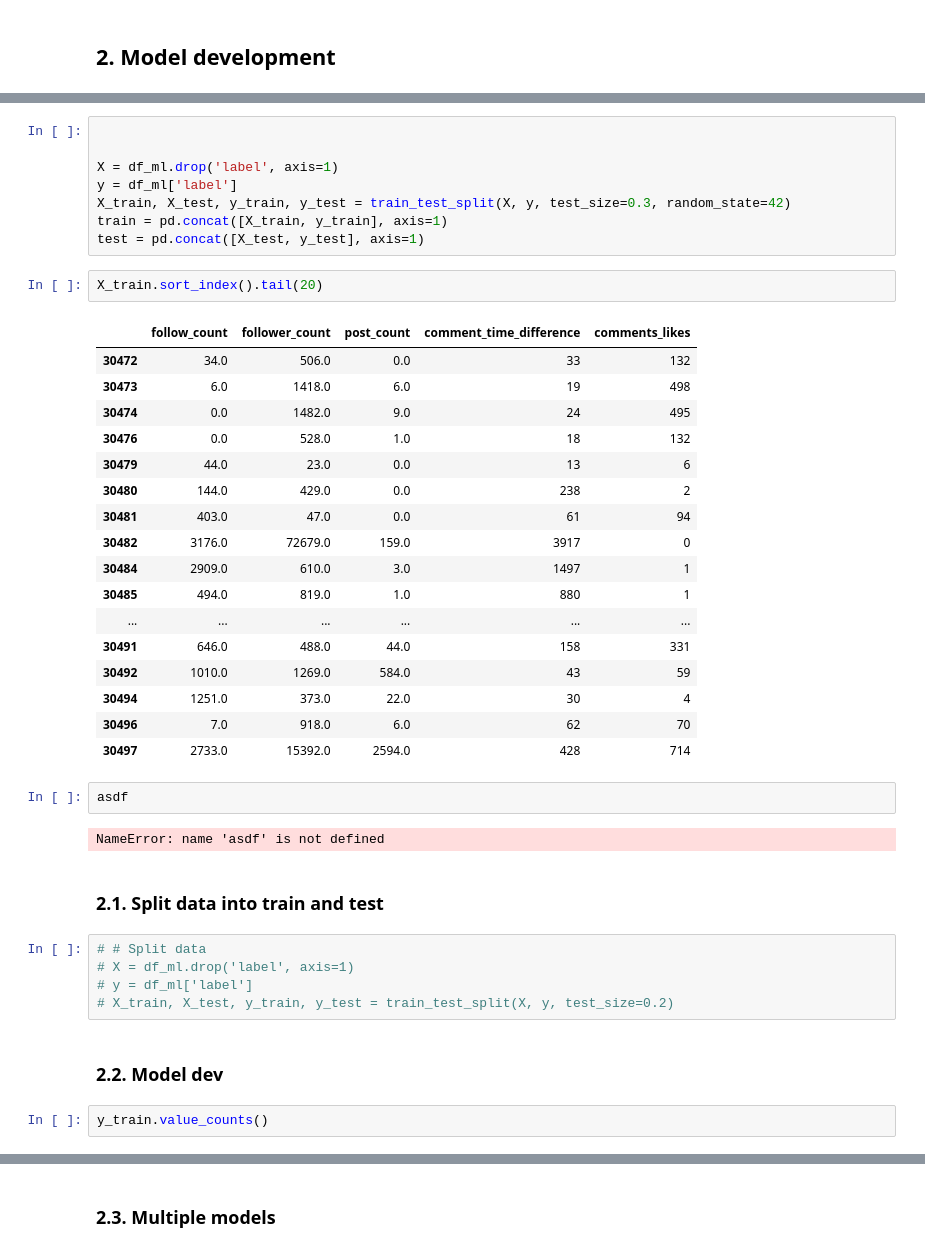
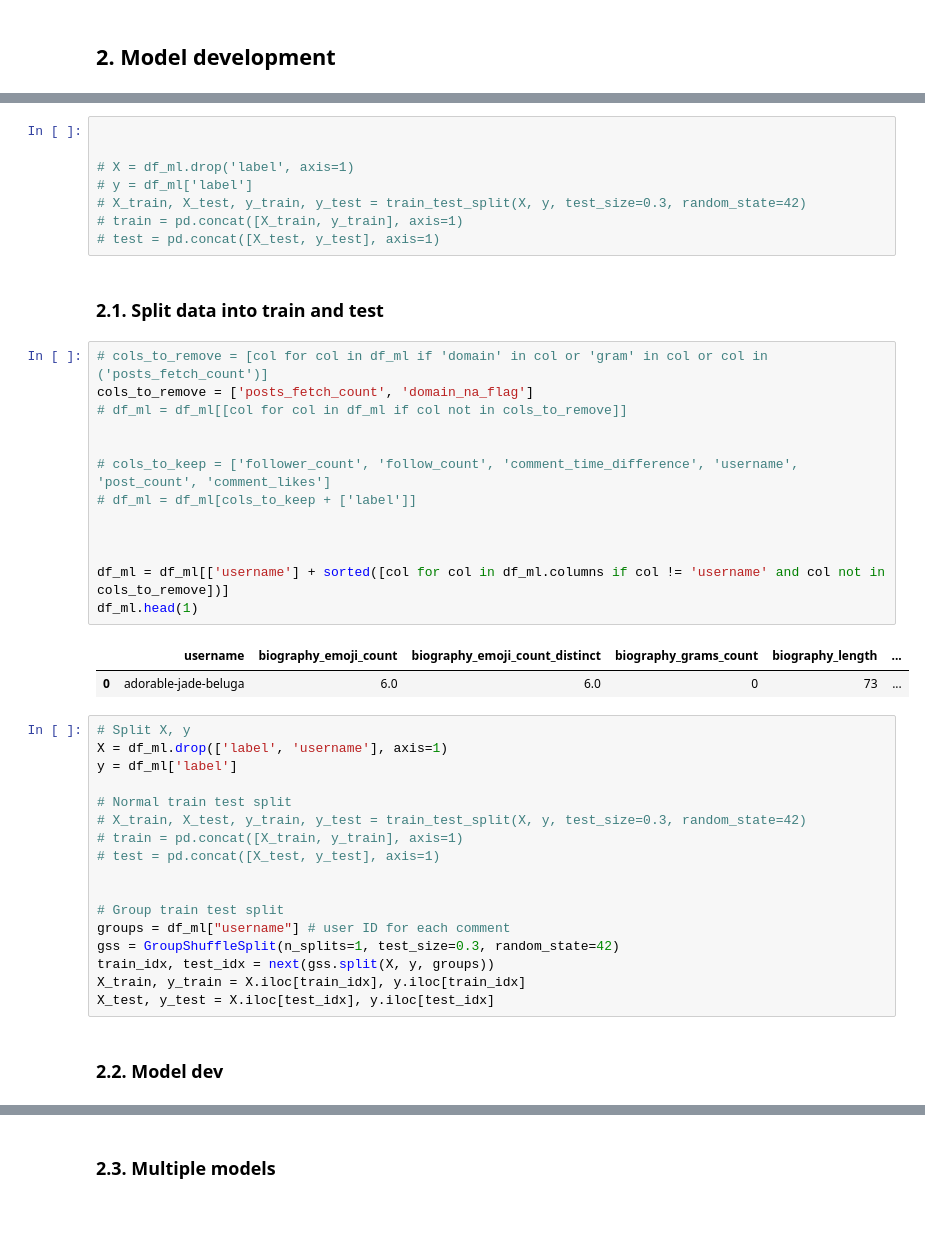
Before and after one commit to marclelamy/instagram_bot_classification, a Jupyter notebook: 5_model_development.ipynb, the cells around one changed output, grey strips where cells are left out. Drawn from its saved outputs; the diff is of its cells as text; blank space fills up the shorter version.

```diff
--- a/5_model_development.ipynb
+++ b/5_model_development.ipynb
@@ -105,44 +165,46 @@ df_ml.shape
 # %%
 
 
-X = df_ml.drop('label', axis=1)
-y = df_ml['label']
-X_train, X_test, y_train, y_test = train_test_split(X, y, test_size=0.3, random_state=42)
-train = pd.concat([X_train, y_train], axis=1)
-test = pd.concat([X_test, y_test], axis=1)
+# X = df_ml.drop('label', axis=1)
+# y = df_ml['label']
+# X_train, X_test, y_train, y_test = train_test_split(X, y, test_size=0.3, random_state=42)
+# train = pd.concat([X_train, y_train], axis=1)
+# test = pd.concat([X_test, y_test], axis=1)
-# %%
-X_train.sort_index().tail(20)
-# %% [output]
-|  | follow_count | follower_count | post_count | comment_time_difference | comments_likes |
-| 30472 | 34.0 | 506.0 | 0.0 | 33 | 132 |
-| 30473 | 6.0 | 1418.0 | 6.0 | 19 | 498 |
-| 30474 | 0.0 | 1482.0 | 9.0 | 24 | 495 |
-| 30476 | 0.0 | 528.0 | 1.0 | 18 | 132 |
-| 30479 | 44.0 | 23.0 | 0.0 | 13 | 6 |
-| 30480 | 144.0 | 429.0 | 0.0 | 238 | 2 |
-| 30481 | 403.0 | 47.0 | 0.0 | 61 | 94 |
-| 30482 | 3176.0 | 72679.0 | 159.0 | 3917 | 0 |
-| 30484 | 2909.0 | 610.0 | 3.0 | 1497 | 1 |
-| 30485 | 494.0 | 819.0 | 1.0 | 880 | 1 |
-| ... | ... | ... | ... | ... | ... |
-| 30491 | 646.0 | 488.0 | 44.0 | 158 | 331 |
-| 30492 | 1010.0 | 1269.0 | 584.0 | 43 | 59 |
-| 30494 | 1251.0 | 373.0 | 22.0 | 30 | 4 |
-| 30496 | 7.0 | 918.0 | 6.0 | 62 | 70 |
-| 30497 | 2733.0 | 15392.0 | 2594.0 | 428 | 714 |
-# %%
-asdf
-# %% [output]
-NameError: name 'asdf' is not defined
 # %% [markdown]
 ### 2.1. Split data into train and test
-# %%
-# # Split data
-# X = df_ml.drop('label', axis=1)
-# y = df_ml['label']
-# X_train, X_test, y_train, y_test = train_test_split(X, y, test_size=0.2)
+# %%
+# cols_to_remove = [col for col in df_ml if 'domain' in col or 'gram' in col or col in ('posts_fetch_count')]
+cols_to_remove = ['posts_fetch_count', 'domain_na_flag']
+# df_ml = df_ml[[col for col in df_ml if col not in cols_to_remove]]
+
+
+# cols_to_keep = ['follower_count', 'follow_count', 'comment_time_difference', 'username', 'post_count', 'comment_likes']
+# df_ml = df_ml[cols_to_keep + ['label']]
+
+
+
+df_ml = df_ml[['username'] + sorted([col for col in df_ml.columns if col != 'username' and col not in cols_to_remove])]
+df_ml.head(1)
+# %% [output]
+|  | username | biography_emoji_count | biography_emoji_count_distinct | biography_grams_count | biography_length | ... |
+| 0 | adorable-jade-beluga | 6.0 | 6.0 | 0 | 73 | ... |
+# %%
+# Split X, y
+X = df_ml.drop(['label', 'username'], axis=1)
+y = df_ml['label']
+
+# Normal train test split
+# X_train, X_test, y_train, y_test = train_test_split(X, y, test_size=0.3, random_state=42)
+# train = pd.concat([X_train, y_train], axis=1)
+# test = pd.concat([X_test, y_test], axis=1)
+
+
+# Group train test split
+groups = df_ml["username"] # user ID for each comment
+gss = GroupShuffleSplit(n_splits=1, test_size=0.3, random_state=42)
+train_idx, test_idx = next(gss.split(X, y, groups))
+X_train, y_train = X.iloc[train_idx], y.iloc[train_idx]
+X_test, y_test = X.iloc[test_idx], y.iloc[test_idx]
 # %% [markdown]
 ### 2.2. Model dev
-# %%
-y_train.value_counts()
 # %%
```
Also changed, not shown: parts of 25 cells of this notebook, 1 other file.
